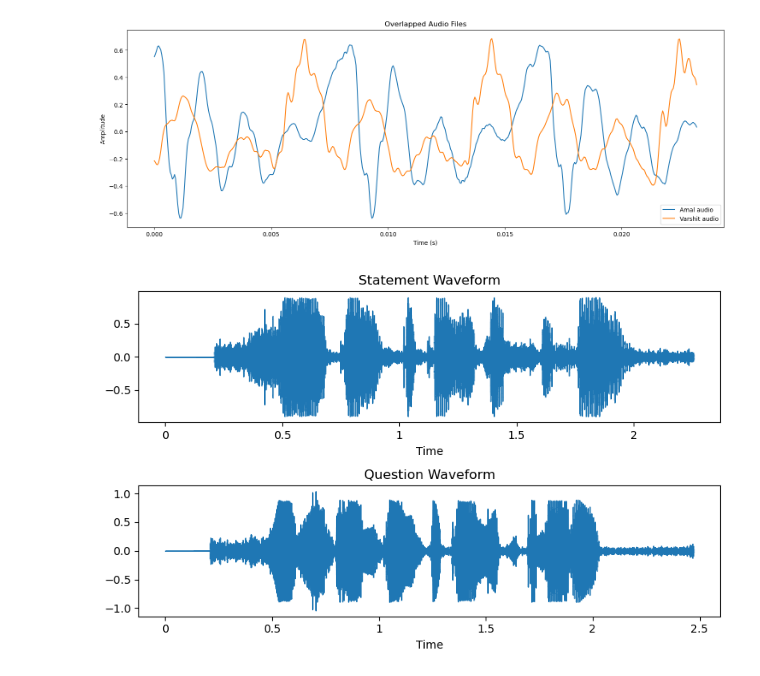
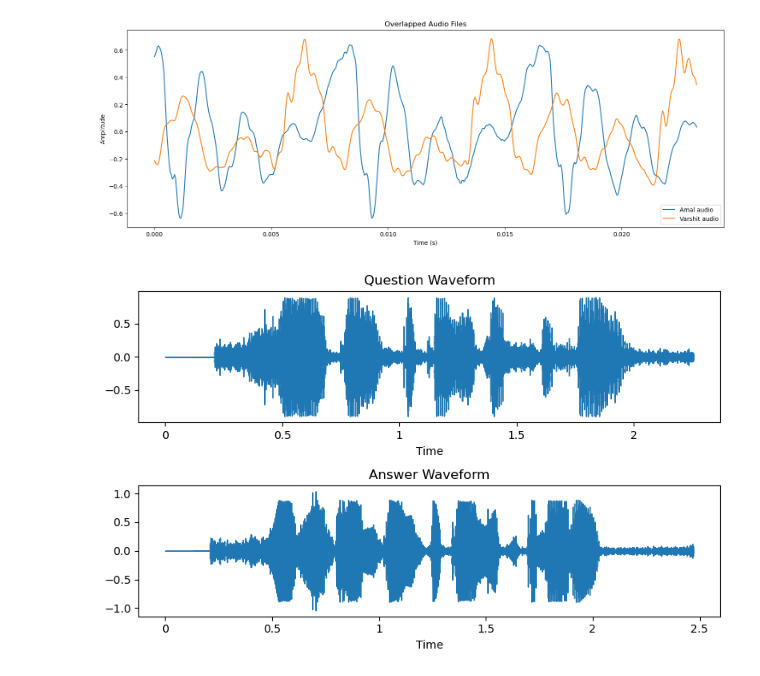
Before and after one commit to Amalkrishnaaa/AI-in-Speech-Processing, a Jupyter notebook: AI_in_Speech_Processing_Lab2.ipynb, the cells around one changed output. Cells and saved outputs as stored; diff of their text form; code cells hidden in the pictures.

```diff
--- a/AI_in_Speech_Processing_Lab2.ipynb
+++ b/AI_in_Speech_Processing_Lab2.ipynb
@@ -151,17 +151,17 @@ The length Duration of Second audio file: 8.909251700680272 seconds
 # %%
 file1 = r"E:\AI in Speech\Lab\Lab2\amal\question.mp3"
 file2 = r"E:\AI in Speech\Lab\Lab2\amal\answer.mp3"
 statement_signal, sr_statement = librosa.load(file1) # Load audio signals
 question_signal, sr_question = librosa.load(file2)
 plt.figure(figsize=(8,5))
 # Plot waveforms
 plt.subplot(2, 1, 1)
 librosa.display.waveshow(statement_signal, sr=sr_statement)
-plt.title('Statement Waveform')
+plt.title('Question Waveform')
 plt.subplot(2, 1, 2)
 librosa.display.waveshow(question_signal, sr=sr_question)
-plt.title('Question Waveform')
+plt.title('Answer Waveform')
 plt.tight_layout()
 plt.show()
 # %% [output]
-[figure, old version]
+[figure, new version]
```
